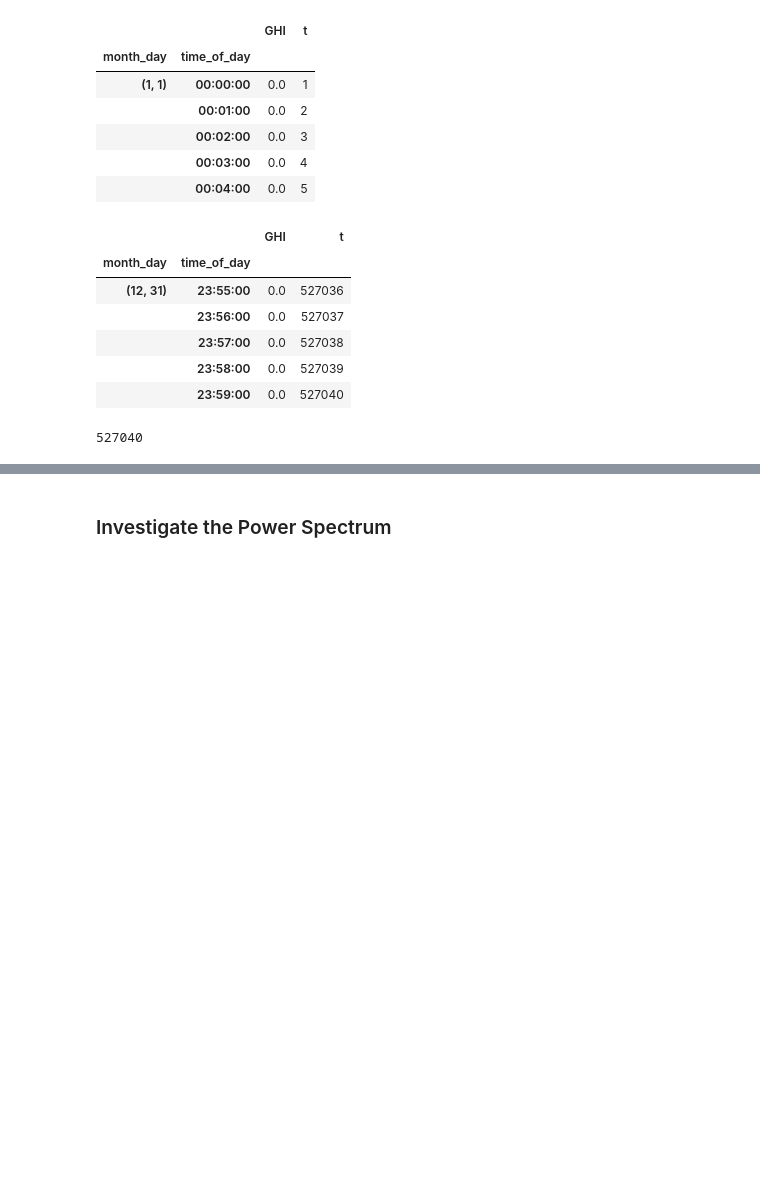
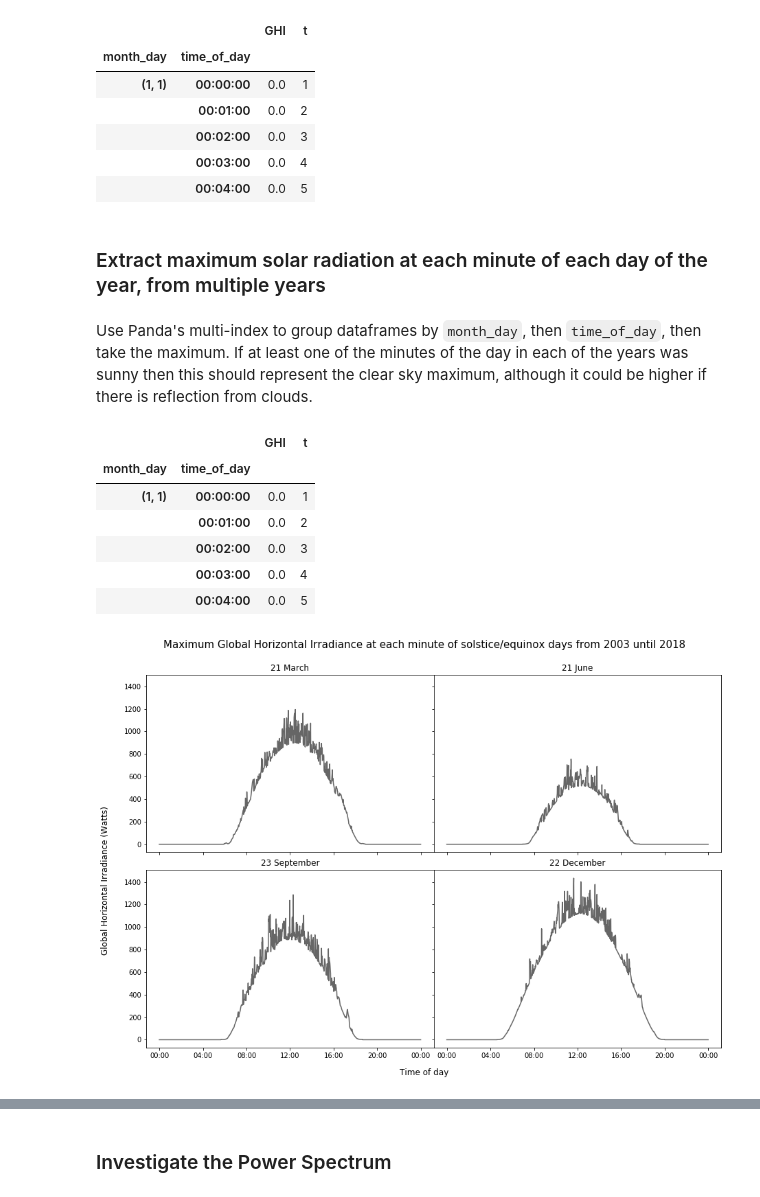
Before and after one commit to MSAmit/Capstone-project, a Jupyter notebook: Fourier_clear_sky_model.ipynb, the cells around one changed output, grey strips where cells are left out. Saved outputs shown, nothing was run; the diff lists cells and outputs as text; code cells hidden in the pictures; blank space fills up the shorter version.

Commit message:
Normalisation mostly complete, more pythonic, better plots and output

```diff
--- a/Fourier_clear_sky_model.ipynb
+++ b/Fourier_clear_sky_model.ipynb
@@ -164,17 +167,46 @@ PV_clear_sky.head()
 |  | 00:02:00 | 0.0 | 3 |
 |  | 00:03:00 | 0.0 | 4 |
 |  | 00:04:00 | 0.0 | 5 |
+# %% [markdown]
+### Extract maximum solar radiation at each minute of each day of the year, from multiple years
+# %% [markdown]
+Use Panda's multi-index to group dataframes by `month_day`, then `time_of_day`, then take the maximum. If at least one of the minutes of the day in each of the years was sunny then this should represent the clear sky maximum, although it could be higher if there is reflection from clouds.
 # %%
-PV_clear_sky.tail()
+PV_clear_sky.head()
 # %% [output]
 |  |  | GHI | t |
 | month_day | time_of_day |  |  |
-| (12, 31) | 23:55:00 | 0.0 | 527036 |
-|  | 23:56:00 | 0.0 | 527037 |
-|  | 23:57:00 | 0.0 | 527038 |
-|  | 23:58:00 | 0.0 | 527039 |
-|  | 23:59:00 | 0.0 | 527040 |
+| (1, 1) | 00:00:00 | 0.0 | 1 |
+|  | 00:01:00 | 0.0 | 2 |
+|  | 00:02:00 | 0.0 | 3 |
+|  | 00:03:00 | 0.0 | 4 |
+|  | 00:04:00 | 0.0 | 5 |
-# %%
-PV_clear_sky.t.nunique()
-# %% [output]
-527040
+# %%
+# Helper function - creates a date_time from a time object, for plotting purposes only
+def add_date(t):
+        return dt.datetime.combine(dt.datetime.now().date(), t)
+# %%
+solstice_equinox_dates = {'21 March':(3,21),
+                          '21 June':(6,21),
+                          '23 September':(9,23),
+                          '22 December':(12,22)}
+
+fig, axes = plt.subplots(2,2, sharex=True, sharey=True, figsize=(15,10))
+axes = axes.ravel()
+
+hrs = mdates.HourLocator(interval = 4)
+h_fmt = mdates.DateFormatter("%H:%M")
+
+for i, (k,v) in enumerate(solstice_equinox_dates.items()):
+    axes[i].plot(PV_clear_sky.xs(v,axis=0).index.map(add_date),PV_clear_sky.xs(v, axis=0).GHI, '0.4')
+    axes[i].set_title(k)
+    axes[i].xaxis.set_major_locator(hrs)
+    axes[i].xaxis.set_major_formatter(h_fmt)
+
+fig.text(0.5, 0.07, 'Time of day', fontsize=12, ha='center')
+fig.text(0.07, 0.6, 'Global Horizontal Irradiance (Watts)', fontsize=12, ha='center', rotation='vertical')
+fig.subplots_adjust(wspace=0,hspace=0.1)
+fig.suptitle(str('Maximum Global Horizontal Irradiance at each minute of solstice/equinox days from ' \
+                 + str(from_year) + ' until ' + str(to_year+1)), fontsize=15, y=0.95);
+# %% [output]
+[figure, added]
```
Also changed, not shown: parts of 148 cells of this notebook.
